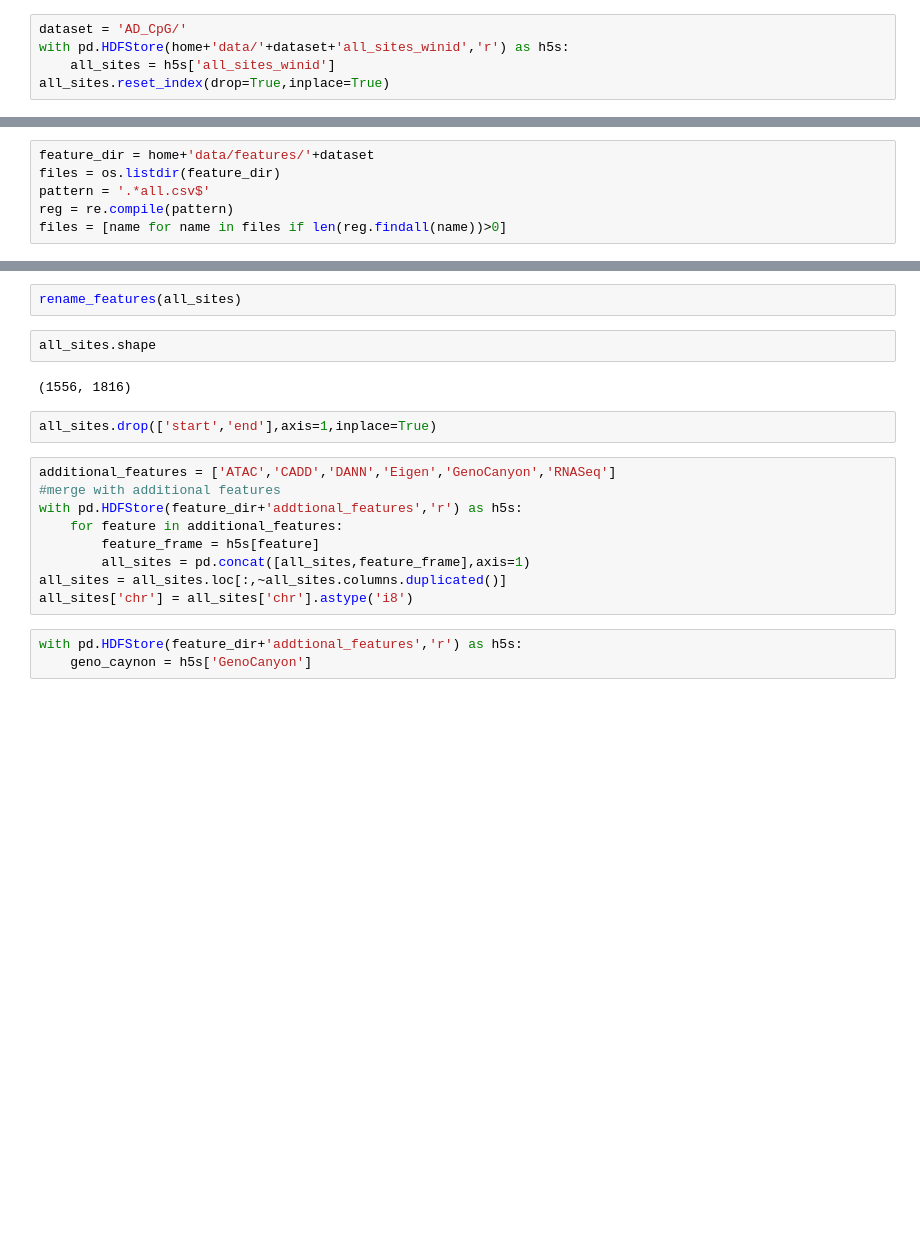
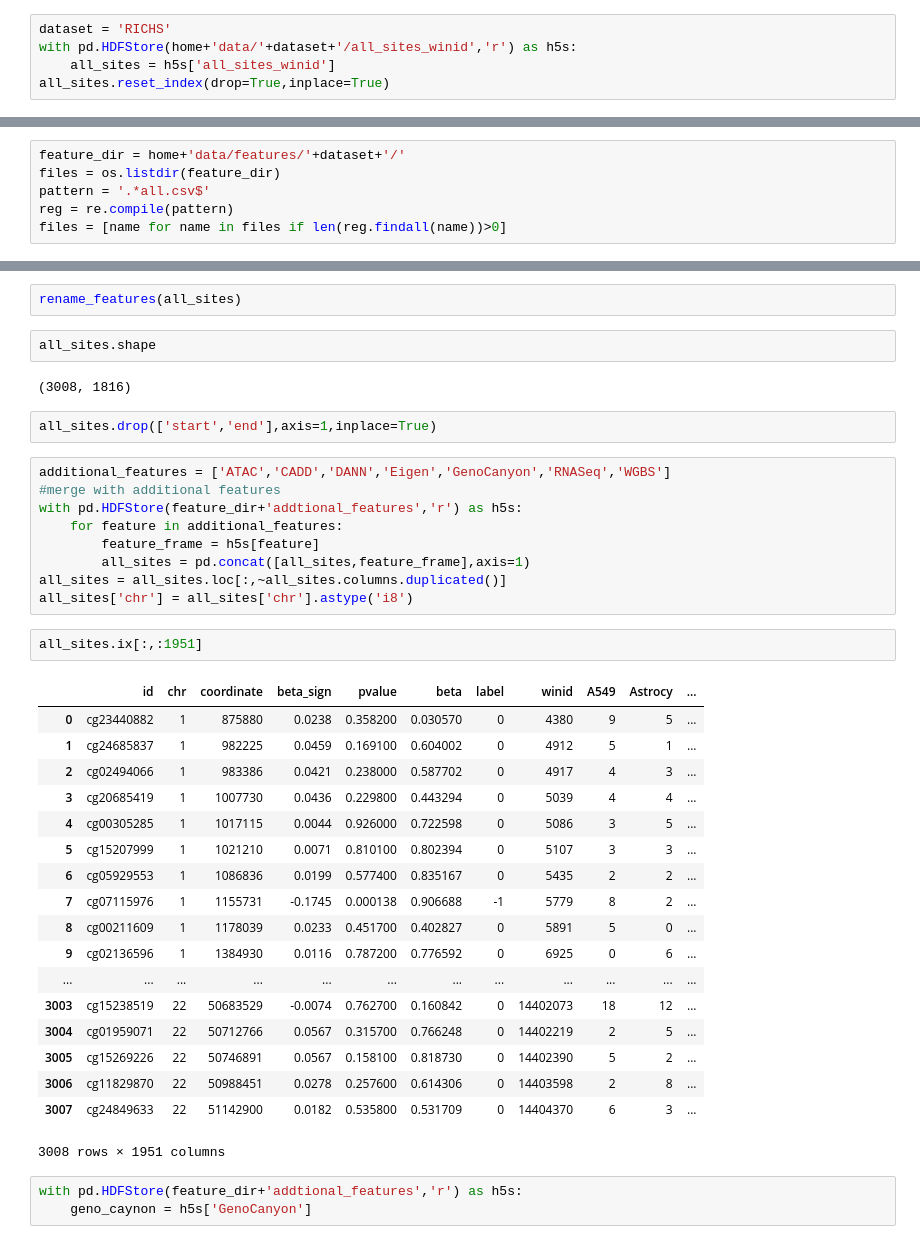
Before and after one commit to xsun28/EWASplus, a Jupyter notebook: code/features_preprocess/combine_features.ipynb, the cells around one changed output, grey strips where cells are left out. Saved outputs shown, nothing was run; the diff lists cells and outputs as text; blank space fills up the shorter version.

```diff
--- a/code/features_preprocess/combine_features.ipynb
+++ b/code/features_preprocess/combine_features.ipynb
@@ -40,7 +40,7 @@ def rename_features(x):   #rename repetitive features
     x.columns = features
     return
 # %%
-dataset = 'AD_CpG/'
-with pd.HDFStore(home+'data/'+dataset+'all_sites_winid','r') as h5s:
+dataset = 'RICHS'
+with pd.HDFStore(home+'data/'+dataset+'/all_sites_winid','r') as h5s:
     all_sites = h5s['all_sites_winid']
 all_sites.reset_index(drop=True,inplace=True)
@@ -47,5 +68,5 @@ all_sites.reset_index(drop=True,inplace=True)
 # %%
-feature_dir = home+'data/features/'+dataset
+feature_dir = home+'data/features/'+dataset+'/'
 files = os.listdir(feature_dir)
 pattern = '.*all.csv$'
 reg = re.compile(pattern)
@@ -68,11 +89,11 @@ rename_features(all_sites)
 # %%
 all_sites.shape
 # %% [output]
-(1556, 1816)
+(3008, 1816)
 # %%
 all_sites.drop(['start','end'],axis=1,inplace=True)
 # %%
-additional_features = ['ATAC','CADD','DANN','Eigen','GenoCanyon','RNASeq']
+additional_features = ['ATAC','CADD','DANN','Eigen','GenoCanyon','RNASeq','WGBS']
 #merge with additional features
 with pd.HDFStore(feature_dir+'addtional_features','r') as h5s:
     for feature in additional_features:
@@ -80,6 +101,27 @@ with pd.HDFStore(feature_dir+'addtional_features','r') as h5s:
         all_sites = pd.concat([all_sites,feature_frame],axis=1)
 all_sites = all_sites.loc[:,~all_sites.columns.duplicated()]
 all_sites['chr'] = all_sites['chr'].astype('i8')
+# %%
+all_sites.ix[:,:1951]
+# %% [output]
+|  | id | chr | coordinate | beta_sign | pvalue | beta | label | winid | A549 | Astrocy | ... |
+| 0 | cg23440882 | 1 | 875880 | 0.0238 | 0.358200 | 0.030570 | 0 | 4380 | 9 | 5 | ... |
+| 1 | cg24685837 | 1 | 982225 | 0.0459 | 0.169100 | 0.604002 | 0 | 4912 | 5 | 1 | ... |
+| 2 | cg02494066 | 1 | 983386 | 0.0421 | 0.238000 | 0.587702 | 0 | 4917 | 4 | 3 | ... |
+| 3 | cg20685419 | 1 | 1007730 | 0.0436 | 0.229800 | 0.443294 | 0 | 5039 | 4 | 4 | ... |
+| 4 | cg00305285 | 1 | 1017115 | 0.0044 | 0.926000 | 0.722598 | 0 | 5086 | 3 | 5 | ... |
+| 5 | cg15207999 | 1 | 1021210 | 0.0071 | 0.810100 | 0.802394 | 0 | 5107 | 3 | 3 | ... |
+| 6 | cg05929553 | 1 | 1086836 | 0.0199 | 0.577400 | 0.835167 | 0 | 5435 | 2 | 2 | ... |
+| 7 | cg07115976 | 1 | 1155731 | -0.1745 | 0.000138 | 0.906688 | -1 | 5779 | 8 | 2 | ... |
+| 8 | cg00211609 | 1 | 1178039 | 0.0233 | 0.451700 | 0.402827 | 0 | 5891 | 5 | 0 | ... |
+| 9 | cg02136596 | 1 | 1384930 | 0.0116 | 0.787200 | 0.776592 | 0 | 6925 | 0 | 6 | ... |
+| ... | ... | ... | ... | ... | ... | ... | ... | ... | ... | ... | ... |
+| 3003 | cg15238519 | 22 | 50683529 | -0.0074 | 0.762700 | 0.160842 | 0 | 14402073 | 18 | 12 | ... |
+| 3004 | cg01959071 | 22 | 50712766 | 0.0567 | 0.315700 | 0.766248 | 0 | 14402219 | 2 | 5 | ... |
+| 3005 | cg15269226 | 22 | 50746891 | 0.0567 | 0.158100 | 0.818730 | 0 | 14402390 | 5 | 2 | ... |
+| 3006 | cg11829870 | 22 | 50988451 | 0.0278 | 0.257600 | 0.614306 | 0 | 14403598 | 2 | 8 | ... |
+| 3007 | cg24849633 | 22 | 51142900 | 0.0182 | 0.535800 | 0.531709 | 0 | 14404370 | 6 | 3 | ... |
+3008 rows × 1951 columns
 # %%
 with pd.HDFStore(feature_dir+'addtional_features','r') as h5s:
     geno_caynon = h5s['GenoCanyon']
```
Also changed, not shown: parts of 2 cells of this notebook, 47 other files.
